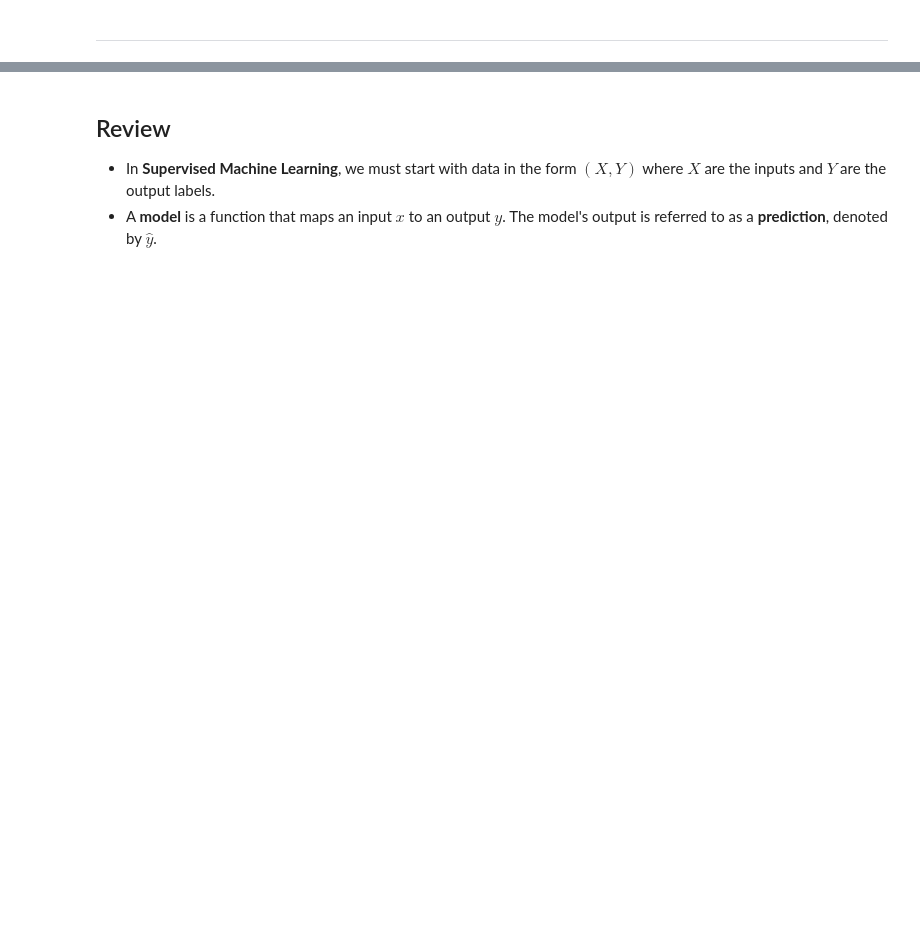
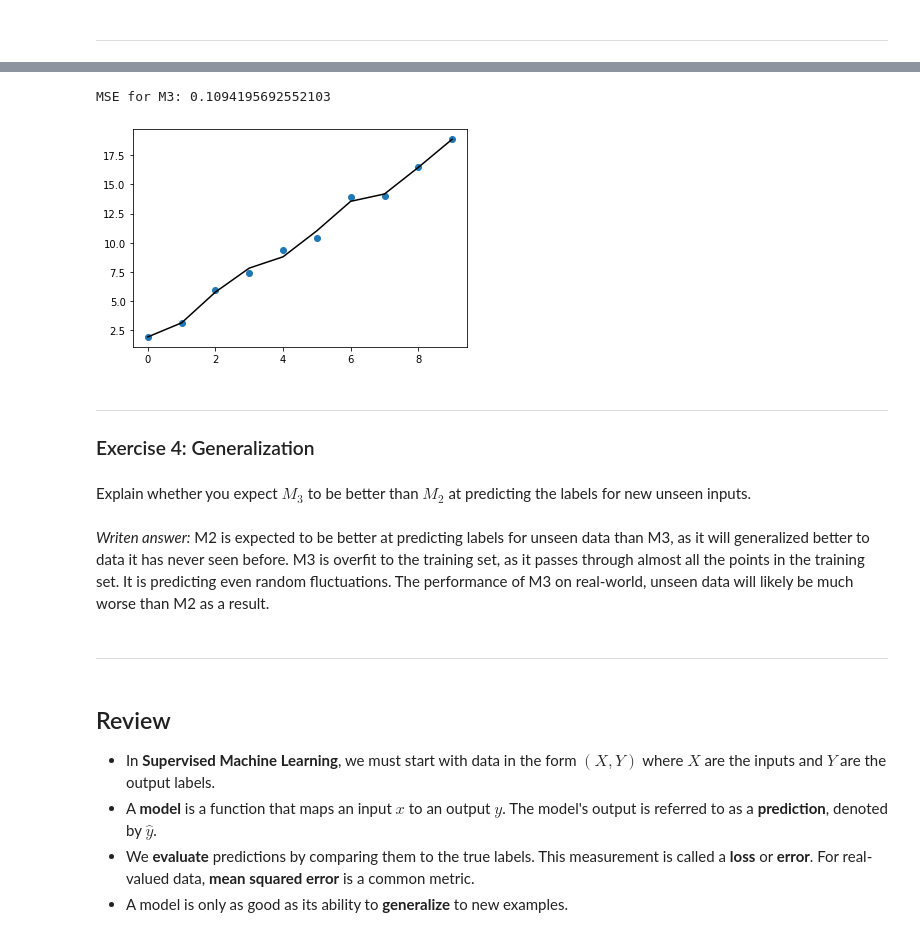
Before and after one commit to emily-bradley/ml-teaching-material, a Jupyter notebook: learning_paths/1_foundations_of_ml/Intro to Modeling Metrics.ipynb, the cells around one changed output, grey strips where cells are left out. Drawn from its saved outputs; the diff is of its cells as text; code cells hidden in the pictures; blank space fills up the shorter version.

```diff
--- a/learning_paths/1_foundations_of_ml/Intro to Python & Pandas - Assignment 1.ipynb
+++ b/learning_paths/1_foundations_of_ml/Intro to Modeling Metrics.ipynb
@@ -12,5 +14,5 @@ $Y = m*X + b + variance$
 # %%
-def create_1d_data(num_examples=10, m=2, b=1, random_scale=1):
+def create_1d_data(num_examples=10, w=2, b=1, random_scale=1):
     """Create X, Y data with a linear relationship with added noise.
 
     Args:
@@ -24,9 +26,8 @@ def create_1d_data(num_examples=10, m=2, b=1, random_scale=1):
     """
     X = np.arange(num_examples)
     np.random.seed(4)  # consistent random number generation
-    random_variance = np.random.uniform(low=-random_scale, high=random_scale, size=X.shape)
-    # TODO: build Y = mx + b + random_variance
-
+    deltas = np.random.uniform(low=-random_scale, high=random_scale, size=X.shape)
+    Y = b + deltas + w * X
     return X, Y
 # %%
 # Create some artificial data using create_1d_data.
@@ -97,0 +94,4 @@ Explore the data, perform EDA (Exploratory Data Analysis) on the iris dataset. P
+# %%
+def MSE(true_values, predicted_values):
+    """Return the MSE between true_values and predicted values."""
+    return np.sum(np.square(true_values - predicted_values)) / len(true_values)
@@ -98,5 +110,28 @@ Explore the data, perform EDA (Exploratory Data Analysis) on the iris dataset. P
+# %%
+# Fit an 8-th degree polynomial to (X, Y). See np.polyfit for details.
+polynomial_model_coefficients = np.polyfit(X, Y, deg=8)
+polynomial_model = np.poly1d(polynomial_model_coefficients)
+M3 = polynomial_model(X)
+fig = plt.scatter(X, Y)
+plt.plot(X, M3, '-k')
+print ('MSE for M3:', MSE(Y, M3))
+# %% [output]
+MSE for M3: 0.1094195692552103
+[figure, added]
+# %% [markdown]
+---
+### Exercise 4: Generalization
+# %% [markdown]
+Explain whether you expect $M_3$ to be better than $M_2$ at predicting the labels for new unseen inputs.
+# %% [markdown]
+*Writen answer:*
+M2 is expected to be better at predicting labels for unseen data than M3, as it will generalized better to data it has never seen before. M3 is overfit to the training set, as it passes through almost all the points in the training set. It is predicting even random fluctuations. The performance of M3 on real-world, unseen data will likely be much worse than M2 as a result.
+# %% [markdown]
+---
 # %% [markdown]
 ## Review
 
 * In **Supervised Machine Learning**, we must start with data in the form $(X,Y)$ where $X$ are the inputs and $Y$ are the output labels.
 * A **model** is a function that maps an input $x$ to an output $y$. The model's output is referred to as a **prediction**, denoted by $\hat{y}$.
+* We **evaluate** predictions by comparing them to the true labels. This measurement is called a **loss** or **error**. For real-valued data, **mean squared error** is a common metric.
+* A model is only as good as its ability to **generalize** to new examples.
```
Also changed, not shown: parts of 31 cells of this notebook, 17 other files.
